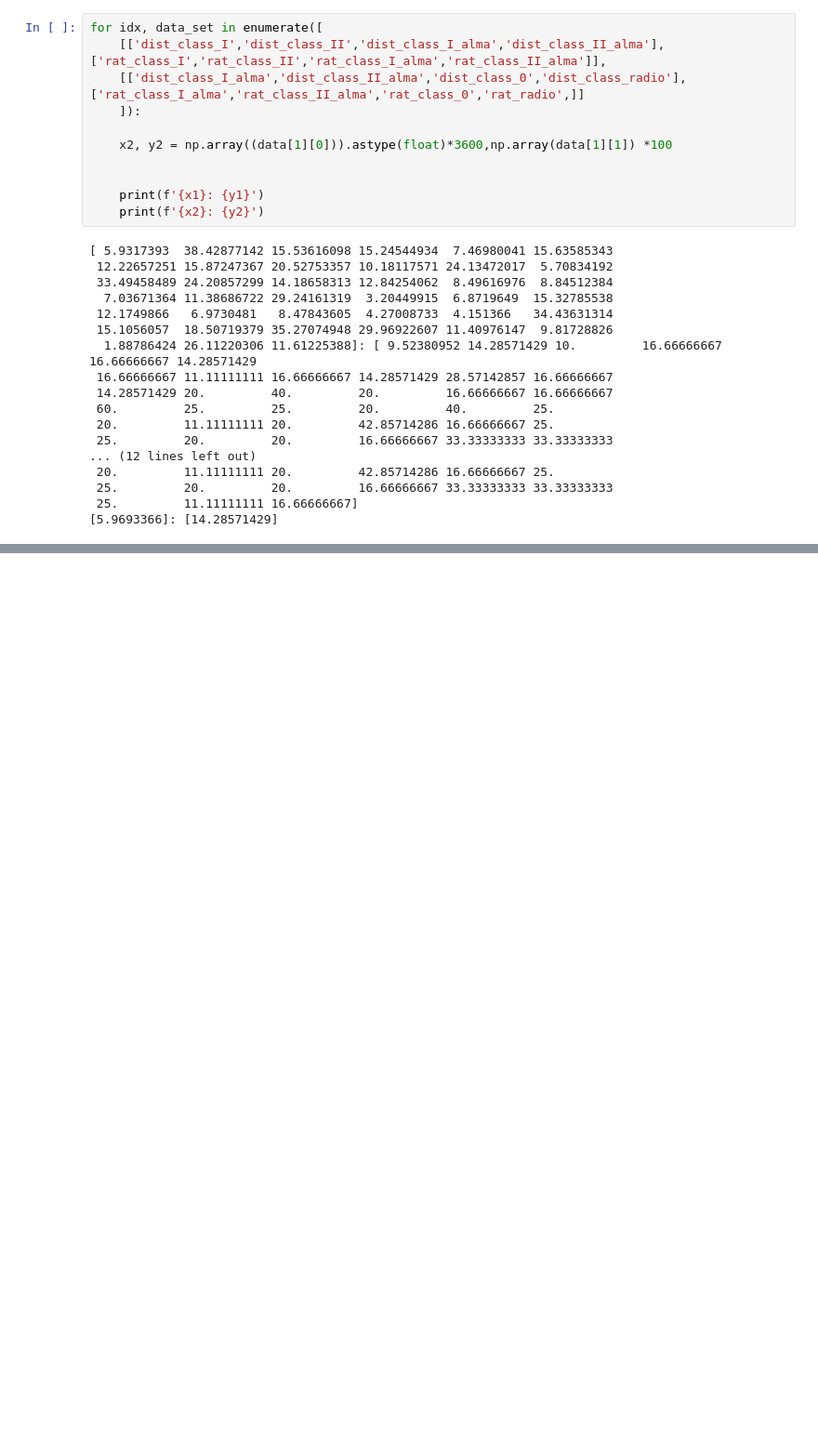
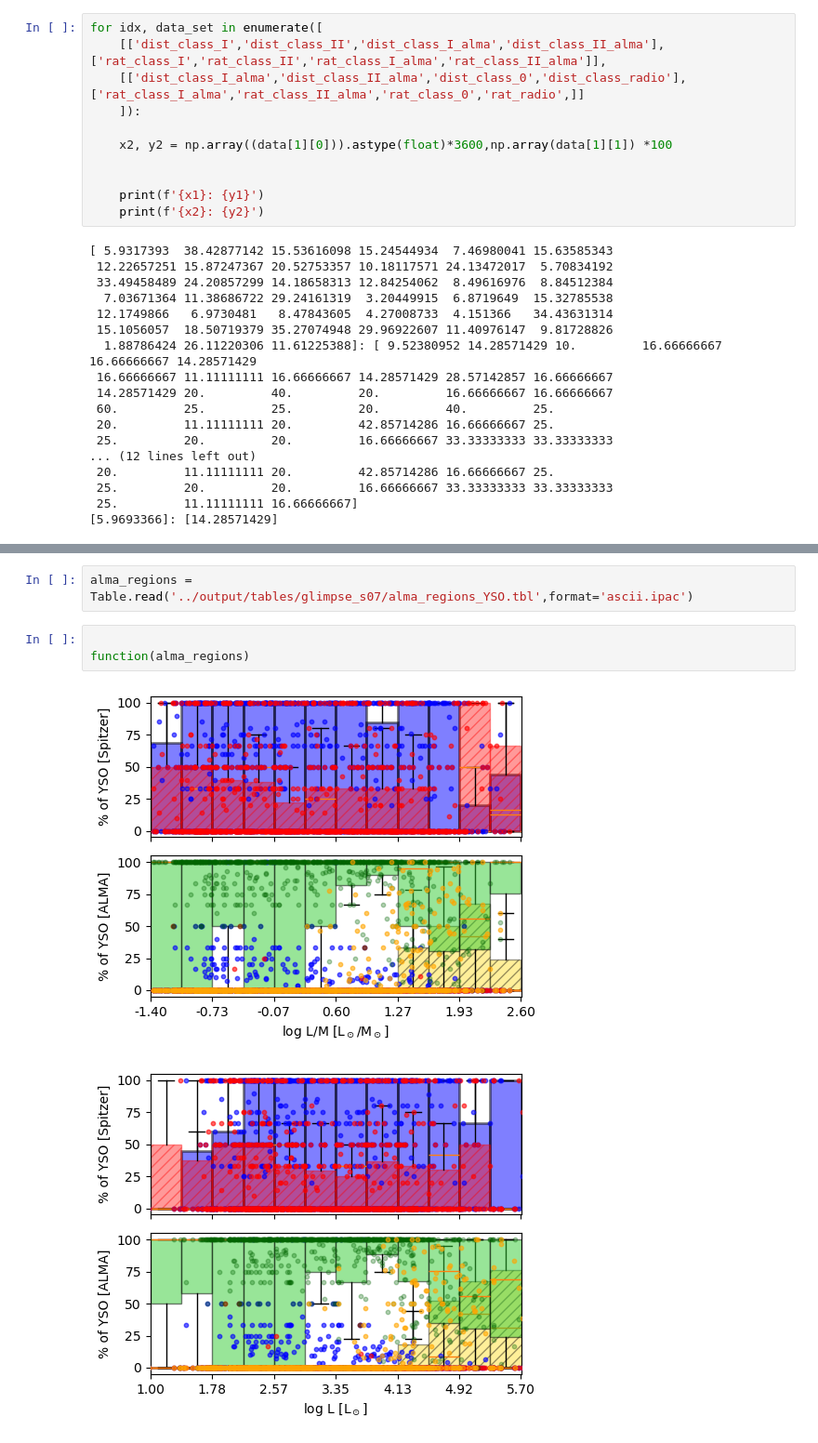
Before and after one commit to Ajuradoi1/ALMAGAL_IR, a Jupyter notebook: src/testsite.ipynb, the cells around one changed output, grey strips where cells are left out. Shown at 93% size. Saved outputs shown, nothing was run; the diff lists cells and outputs as text; blank space fills up the shorter version.

```diff
--- a/src/testsite.ipynb
+++ b/src/testsite.ipynb
@@ -939,0 +1126,8 @@ for idx, data_set in enumerate([
+# %%
+alma_regions = Table.read('../output/tables/glimpse_s07/alma_regions_YSO.tbl',format='ascii.ipac')
+# %%
+
+function(alma_regions)
+# %% [output]
+[figure, added]
+[figure, added]
```
Also changed, not shown: parts of 8 cells of this notebook, 2 other files.
